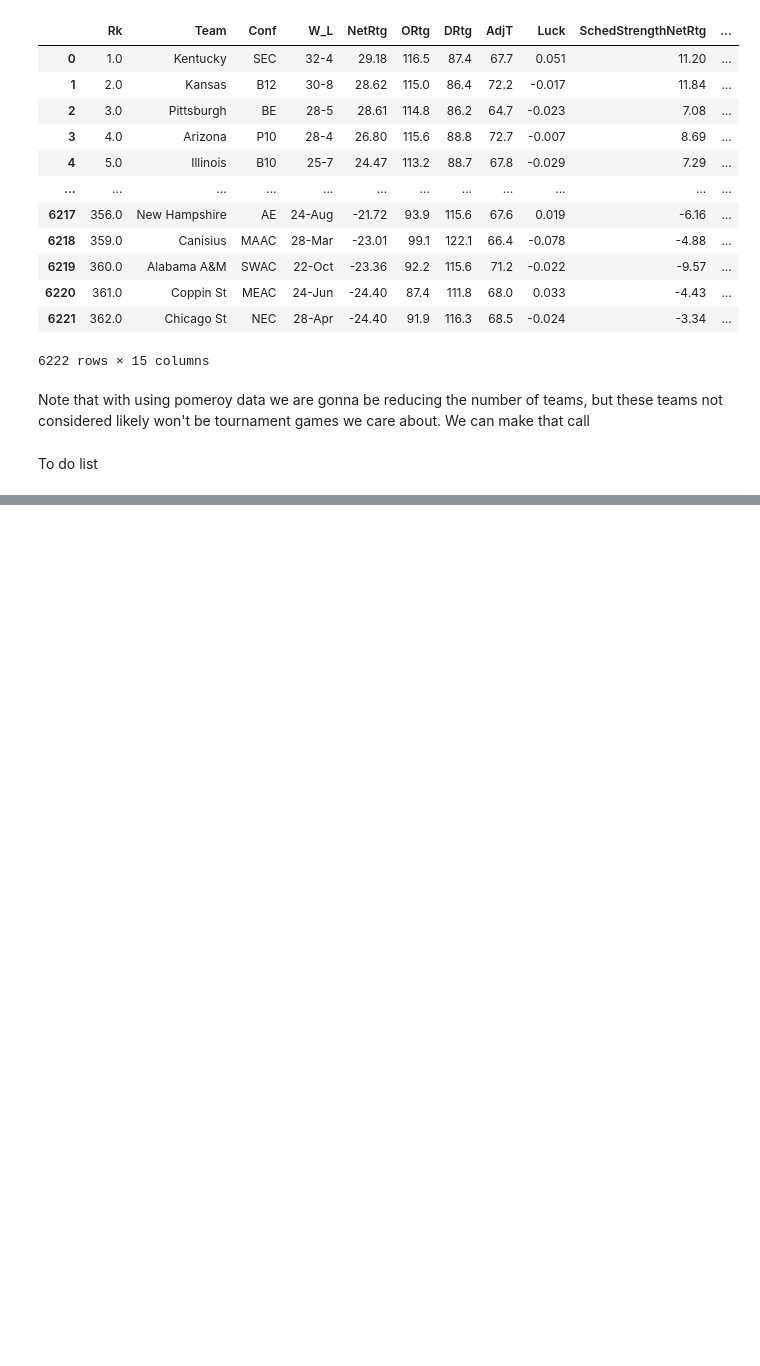
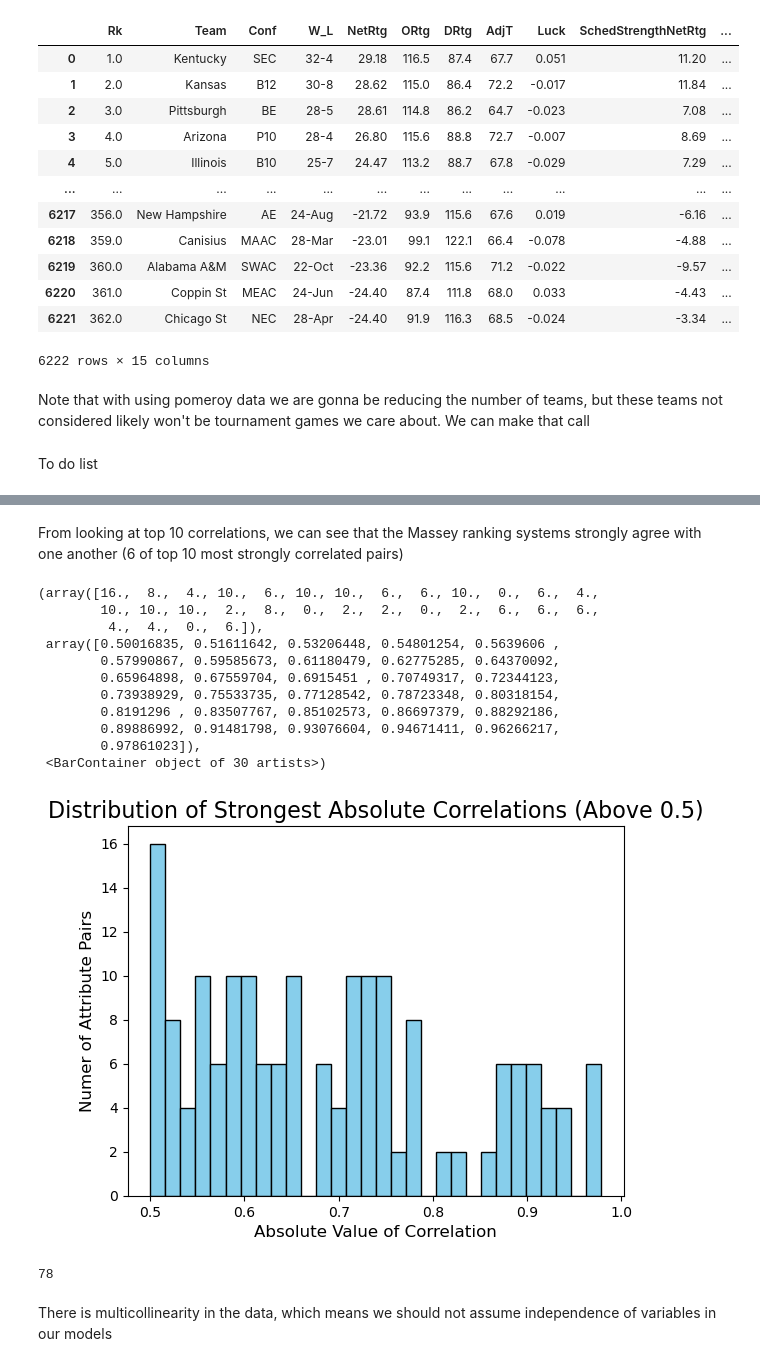
Before and after one commit to ecw70574/data_mining_course_project, a Jupyter notebook: TestingMerge.ipynb, the cells around one changed output, grey strips where cells are left out. Drawn from its saved outputs; the diff is of its cells as text; code cells hidden in the pictures; blank space fills up the shorter version.

Commit message:
Looking at overall var relationships and var selection

```diff
--- a/TestingMerge.ipynb
+++ b/TestingMerge.ipynb
@@ -578,0 +580,13 @@ tourney_data
+# %%
+# Identify all T1_ and T2_ columns
+t1_columns = [col for col in tourney_data.columns if col.startswith('T1_') and col != 'T1_TeamID']
+t2_columns = [col for col in tourney_data.columns if col.startswith('T2_') and col != 'T2_TeamID']
+
+# Ensure matching columns between T1_ and T2_
+common_columns = set(col[3:] for col in t1_columns).intersection(col[3:] for col in t2_columns)
+
+# Subtract T2_ columns from T1_ columns
+for col in common_columns:
+    tourney_data[f'Diff_{col}'] = tourney_data[f'T1_{col}'] - tourney_data[f'T2_{col}']
+
+tourney_data.drop(columns=t1_columns + t2_columns, inplace=True)
@@ -578,0 +621,19 @@ tourney_data
+# %%
+import matplotlib.pyplot as plt
+import seaborn as sns
+
+numeric_df = tourney_data.select_dtypes(include=['number'])
+corr_matrix = numeric_df.corr()
+
+# Unstack the correlation matrix to get pairs of attributes
+correlation_pairs = corr_matrix.unstack()
+
+# Remove self-correlations (correlation of a variable with itself)
+correlation_pairs = correlation_pairs[correlation_pairs.index.get_level_values(0) != correlation_pairs.index.get_level_values(1)]
+
+# Sort the correlation pairs by absolute value in descending order
+sorted_correlations = correlation_pairs.abs().sort_values(ascending=False)
+
+# Display the top N most highly correlated pairs
+top_n = 10  # Change this to the number of pairs you want to see
+print(sorted_correlations.head(top_n))
@@ -578,0 +652,30 @@ tourney_data
+# %% [markdown]
+From looking at top 10 correlations, we can see that the Massey ranking systems strongly agree with one another (6 of top 10 most strongly correlated pairs)
+# %%
+plt.title("Distribution of Strongest Absolute Correlations (Above 0.5)", fontsize=16)
+plt.xlabel("Absolute Value of Correlation", fontsize=12)
+plt.ylabel("Numer of Attribute Pairs", fontsize=12)
+filtered_correlations = correlation_pairs.abs()[correlation_pairs.abs() > 0.5]
+plt.hist(filtered_correlations, bins=30, color='skyblue', edgecolor='black')
+# %% [output]
+(array([16.,  8.,  4., 10.,  6., 10., 10.,  6.,  6., 10.,  0.,  6.,  4.,
+        10., 10., 10.,  2.,  8.,  0.,  2.,  2.,  0.,  2.,  6.,  6.,  6.,
+         4.,  4.,  0.,  6.]),
+ array([0.50016835, 0.51611642, 0.53206448, 0.54801254, 0.5639606 ,
+        0.57990867, 0.59585673, 0.61180479, 0.62775285, 0.64370092,
+        0.65964898, 0.67559704, 0.6915451 , 0.70749317, 0.72344123,
+        0.73938929, 0.75533735, 0.77128542, 0.78723348, 0.80318154,
+        0.8191296 , 0.83507767, 0.85102573, 0.86697379, 0.88292186,
+        0.89886992, 0.91481798, 0.93076604, 0.94671411, 0.96266217,
+        0.97861023]),
+ <BarContainer object of 30 artists>)
+[figure, added]
+# %%
+# How many "strong" correlations (greater than 0.7) are there?
+high_correlations = correlation_pairs[correlation_pairs.abs() > 0.7]
+high_correlations = high_correlations.sort_values(ascending=False)
+print(len(high_correlations))
+# %% [output]
+78
+# %% [markdown]
+There is multicollinearity in the data, which means we should not assume independence of variables in our models
```
Also changed, not shown: parts of 22 cells of this notebook.
